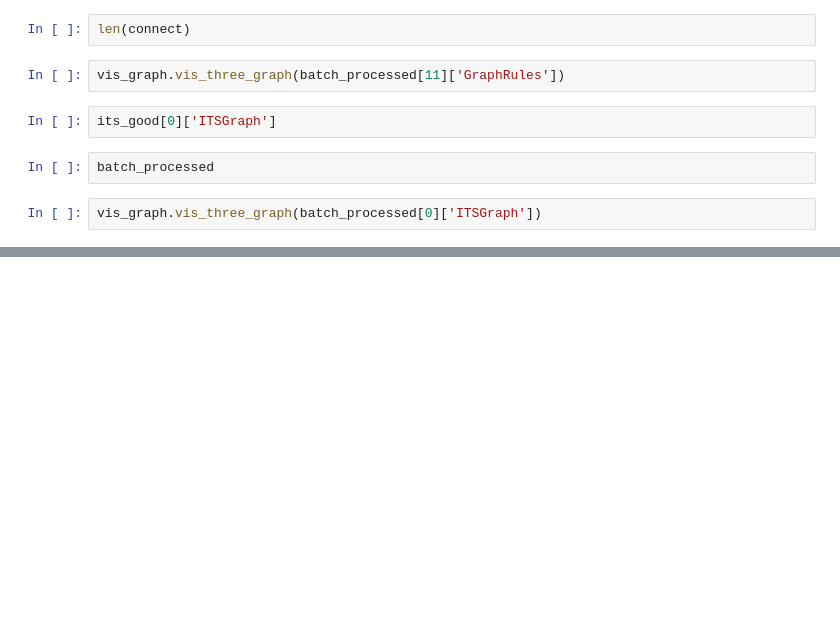
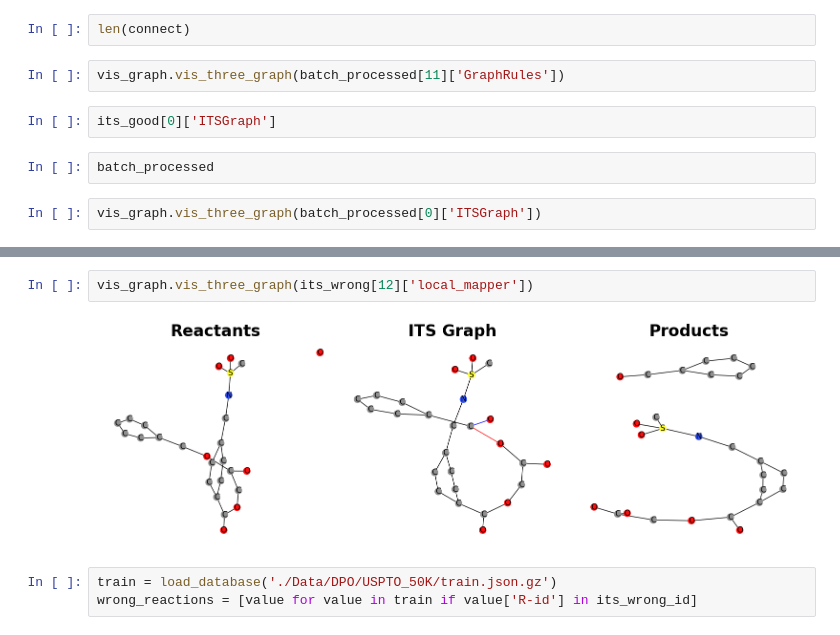
Before and after one commit to TieuLongPhan/SynTemp, a Jupyter notebook: test.ipynb, the cells around one changed output, grey strips where cells are left out. Drawn from its saved outputs; the diff is of its cells as text; blank space fills up the shorter version.

```diff
--- a/test.ipynb
+++ b/test.ipynb
@@ -131,0 +272,7 @@ vis_graph.vis_three_graph(batch_processed[0]['ITSGraph'])
+# %%
+vis_graph.vis_three_graph(its_wrong[12]['local_mapper'])
+# %% [output]
+[figure, added]
+# %%
+train = load_database('./Data/DPO/USPTO_50K/train.json.gz')
+wrong_reactions = [value for value in train if value['R-id'] in its_wrong_id]
```
Also changed, not shown: parts of 33 cells of this notebook, 8 other files.
